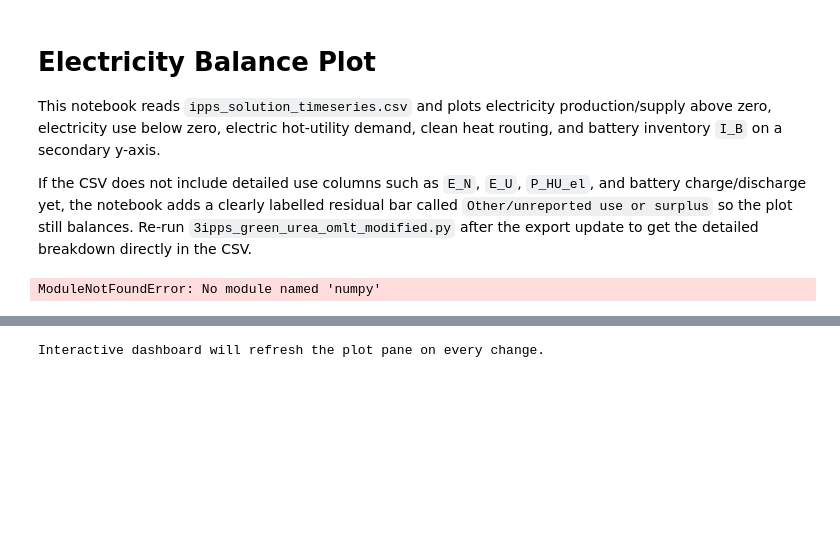
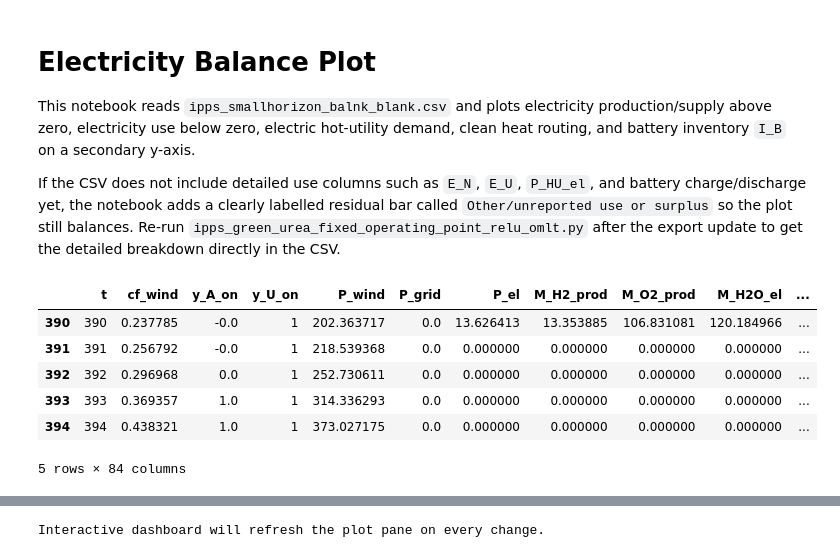
Before and after one commit to CanberkDemir/Green-Urea, a Jupyter notebook: plot_electricity_balance.ipynb, the cells around one changed output, grey strips where cells are left out. Cells and saved outputs as stored; diff of their text form; code cells hidden in the pictures; blank space fills up the shorter version.

```diff
--- a/plot_electricity_balance.ipynb
+++ b/plot_electricity_balance.ipynb
@@ -1,6 +1,6 @@
 # %% [markdown]
 # Electricity Balance Plot
 
-This notebook reads `ipps_solution_timeseries.csv` and plots electricity production/supply above zero, electricity use below zero, electric hot-utility demand, clean heat routing, and battery inventory `I_B` on a secondary y-axis.
+This notebook reads `ipps_smallhorizon_balnk_blank.csv` and plots electricity production/supply above zero, electricity use below zero, electric hot-utility demand, clean heat routing, and battery inventory `I_B` on a secondary y-axis.
 
-If the CSV does not include detailed use columns such as `E_N`, `E_U`, `P_HU_el`, and battery charge/discharge yet, the notebook adds a clearly labelled residual bar called `Other/unreported use or surplus` so the plot still balances. Re-run `3ipps_green_urea_omlt_modified.py` after the export update to get the detailed breakdown directly in the CSV.
+If the CSV does not include detailed use columns such as `E_N`, `E_U`, `P_HU_el`, and battery charge/discharge yet, the notebook adds a clearly labelled residual bar called `Other/unreported use or surplus` so the plot still balances. Re-run `ipps_green_urea_fixed_operating_point_relu_omlt.py` after the export update to get the detailed breakdown directly in the CSV.
@@ -9,32 +7,44 @@ If the CSV does not include detailed use columns such as `E_N`, `E_U`, `P_HU_el`
 # %%
-from pathlib import Path
+#from pathlib import Path
 
 import numpy as np
 import pandas as pd
 import matplotlib.pyplot as plt
+from matplotlib.colors import to_hex
 
 from plotting_compat import normalize_result_columns
 
 try:
     plt.style.use("seaborn-v0_8-whitegrid")
 except OSError:
     plt.style.use("ggplot")
 
-CSV_PATH = Path("ipps_solution_smallhorizon_free_grid.csv")
+CSV_PATH = "ipps_solution_smallhorizon_wind_only.csv" # free_grid , grid_5pct , grid_10pct , wind_only
+USE_VIRIDIS_PALETTE = True  # False switches to plasma
+PLOT_COLOR_PALETTE = "viridis" if USE_VIRIDIS_PALETTE else "plasma"
+LEGEND_FONT_SIZE = 13
+RIGHT_AXIS_LABEL_FONT_SIZE = 14
+RIGHT_AXIS_TICK_FONT_SIZE = 12
 
 # Adjust these if the full-year CSV is too dense for a single figure.
 PLOT_START = 390
 PLOT_END = 450  # set to e.g. 168 to plot the first week of hourly data
 ELECTRICITY_BALANCE_YMAX = 1100
 
 # If detailed electricity-use columns are missing, add a balance residual bar.
 ADD_BALANCE_RESIDUAL = True
 
 raw = normalize_result_columns(pd.read_csv(CSV_PATH))
 plot_df = raw.iloc[PLOT_START:PLOT_END].copy()
 plot_df.head()
 # %% [output]
+|  | t | cf_wind | y_A_on | y_U_on | P_wind | P_grid | P_el | M_H2_prod | M_O2_prod | M_H2O_el | ... |
+| 390 | 390 | 0.237785 | -0.0 | 1 | 202.363717 | 0.0 | 13.626413 | 13.353885 | 106.831081 | 120.184966 | ... |
+| 391 | 391 | 0.256792 | -0.0 | 1 | 218.539368 | 0.0 | 0.000000 | 0.000000 | 0.000000 | 0.000000 | ... |
+| 392 | 392 | 0.296968 | 0.0 | 1 | 252.730611 | 0.0 | 0.000000 | 0.000000 | 0.000000 | 0.000000 | ... |
+| 393 | 393 | 0.369357 | 1.0 | 1 | 314.336293 | 0.0 | 0.000000 | 0.000000 | 0.000000 | 0.000000 | ... |
+| 394 | 394 | 0.438321 | 1.0 | 1 | 373.027175 | 0.0 | 0.000000 | 0.000000 | 0.000000 | 0.000000 | ... |
-ModuleNotFoundError: No module named 'numpy'
+5 rows × 84 columns
 # %%
 def available_components(df, components):
     return [(col, label, color) for col, label, color in components if col in df.columns]
```
Also changed, not shown: parts of 9 cells of this notebook.
